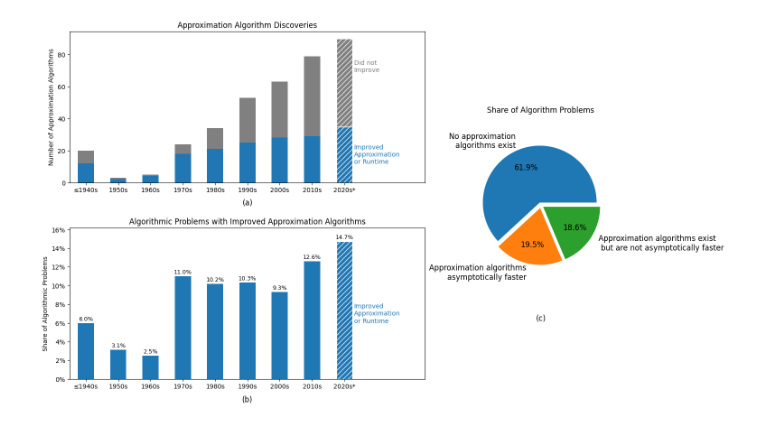
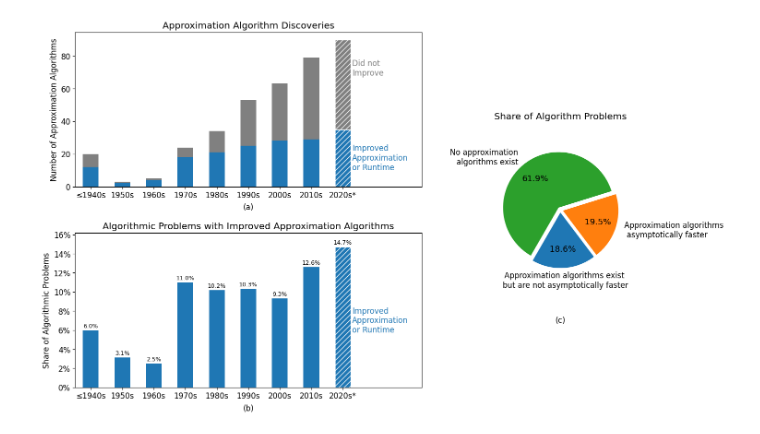
Before and after one commit to andrewlucasgs/approximation-algorithms, a Jupyter notebook: generate_figures.ipynb, the cells around one changed output. Cells and saved outputs as stored; diff of their text form; code cells hidden in the pictures.

Commit message:
Update figures

```diff
--- a/generate_figures.ipynb
+++ b/generate_figures.ipynb
@@ -27,7 +27,7 @@ data3 = data3.sort_values(ascending=False)
 
 # Create figure and subplots
 fig = plt.figure(figsize=(16, 10))  # Change layout to 2x2 for the new arrangement
-gs = GridSpec(2, 2, figure=fig, width_ratios=[0.6,0.3])  # Create the GridSpec layout
+gs = GridSpec(2, 2, figure=fig, width_ratios=[0.6,0.3], wspace=.2)  # Create the GridSpec layout
 
 ax1 = fig.add_subplot(gs[0, 0])  # This spans both columns
 # First subplot (Bar chart: Approximation Algorithm Discoveries)
@@ -87,36 +87,46 @@ explode = (0.05, 0.05, 0.05)
 
 # rename index
 data3.index = ['No approximation\n algorithms exist', 'Approximation algorithms\n asymptotically faster', 'Approximation algorithms exist\n but are not asymptotically faster']
 
-wedges, texts, percs = ax3.pie(data3, autopct='%1.1f%%', labels=[l for l in data3.index], startangle=-0, explode=explode, radius=0.8,  textprops={'fontsize': 12}  )
+# data3 reversed
+data3 = data3.iloc[::-1]
+
+wedges, texts, percs = ax3.pie(data3, autopct='%1.1f%%', labels=[l for l in data3.index], startangle=-120, explode=explode, radius=0.8,  textprops={'fontsize': 12}  )
 
 ax3.set_title('Share of Algorithm Problems')
 # Add label "(c)" below the third plot
 ax3.text(0.5, -0.15, "(c)", transform=ax3.transAxes, ha="center", fontsize=12)
 for i, perc in enumerate(percs):
     # if colors[i] in ['#d70040', '#0058DC']:  # For red and blue, use white text
     # perc.set_color('white')
-    perc.set_fontsize(12)
+    perc.set_fontsize(13)
 
 groups = [[0], [1], [2]]
 radfraction = 0.05
 for group in groups:
     ang = np.deg2rad((wedges[group[-1]].theta2 + wedges[group[0]].theta1) / 2)
     for j in group:
         center = radfraction * wedges[j].r * np.array([np.cos(ang), np.sin(ang)])
         wedges[j].set_center(center)
         texts[j].set_position(np.array(texts[j].get_position()) + center)
         percs[j].set_position(np.array(percs[j].get_position()) + center)
+        if group[0] == 0:
+            texts[j].set_verticalalignment('center')
+            texts[j].set_horizontalalignment('center')
+            pos = np.array(texts[j].get_position())
+            texts[j].set_position(np.array(texts[j].get_position()) + center)
+            texts[j].set_position((pos[0], pos[1] - 0.05))
+
 
 
 
 # Adjust the layout and save the figure
 plt.subplots_adjust(hspace=0.3, wspace=0.1)  # Adjust spacing between plots
 
 plt.savefig('figures/figure 1.png', bbox_inches='tight')
 plt.show()
 # %% [output]
-[figure, old version]
+[figure, new version]
 # %%
 import matplotlib.pyplot as plt
 import pandas as pd
```
Also changed, not shown: parts of 3 cells of this notebook, 5 other files.
